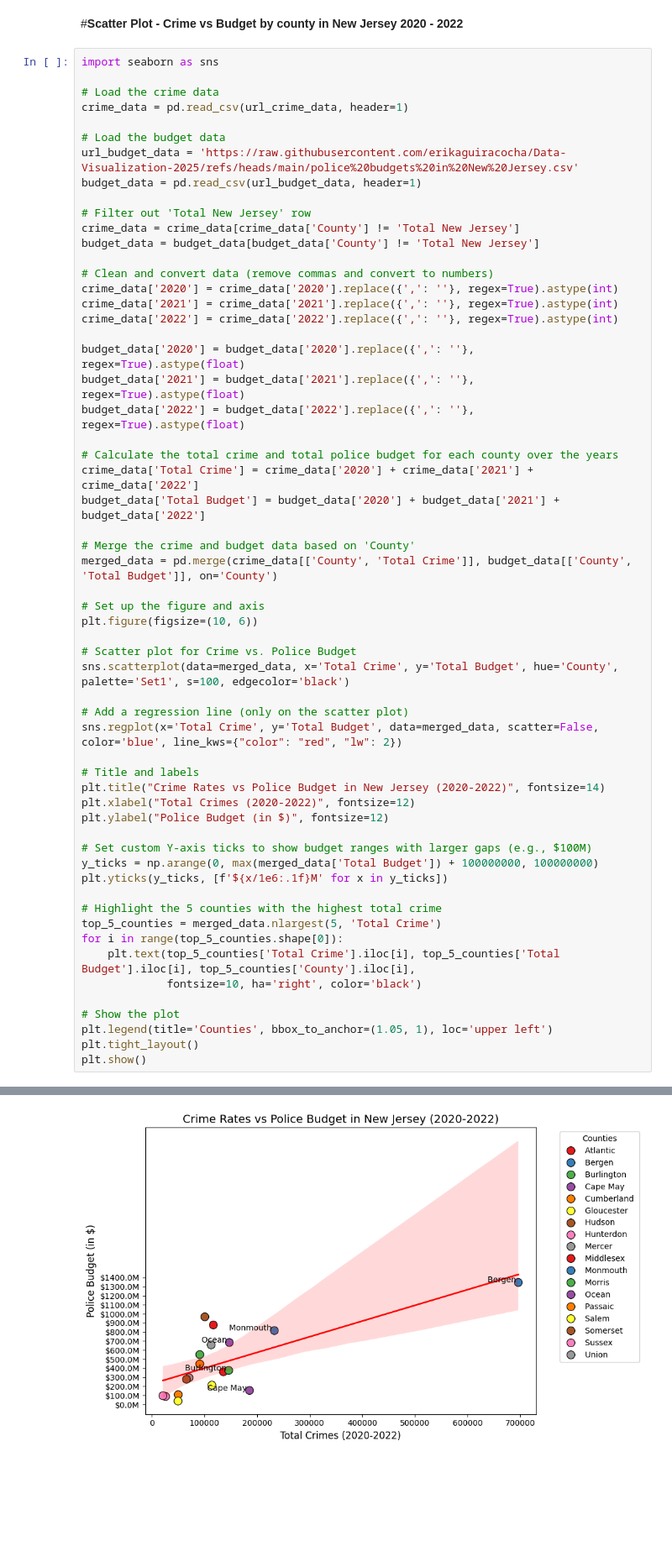
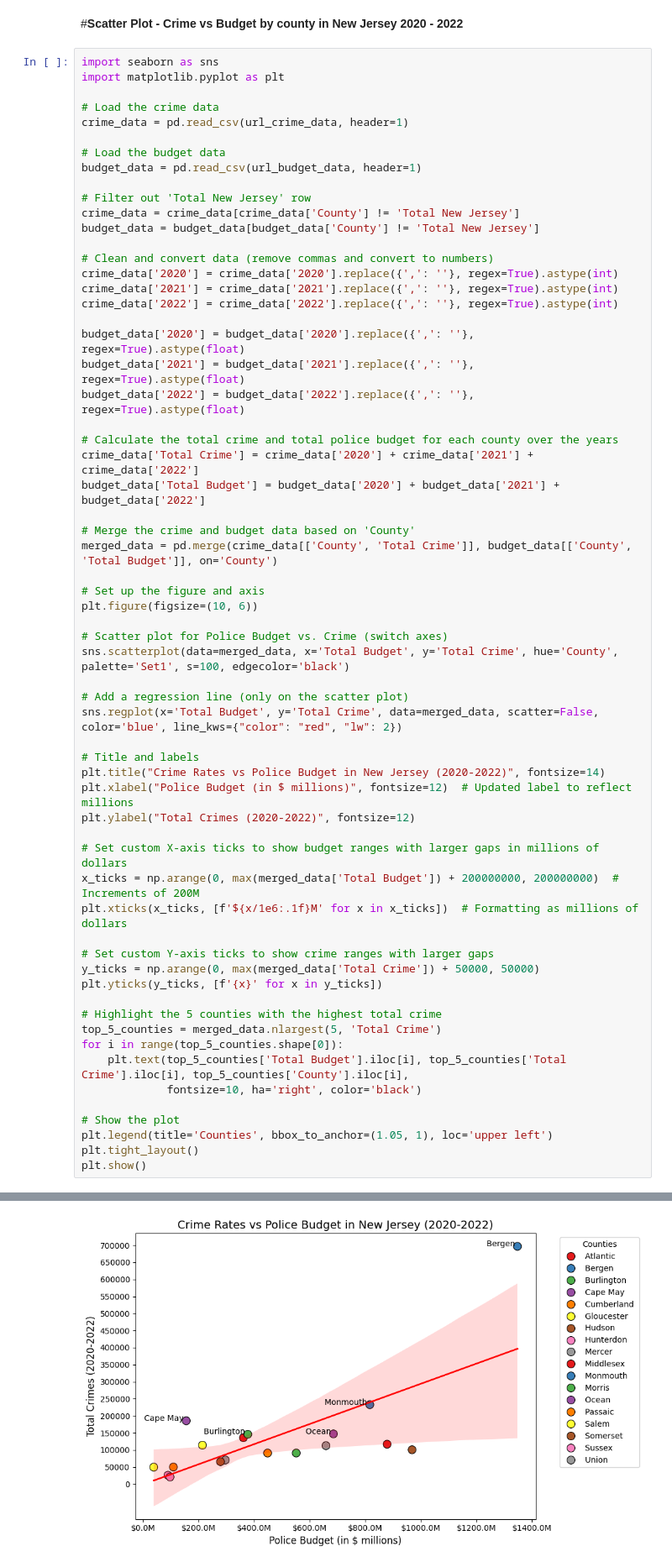
Before and after one commit to erikaguiracocha/Data-Visualization-2025, a Jupyter notebook: PS4erikaguiracocha.ipynb, the cells around one changed output, grey strips where cells are left out. Shown at 84% size. Saved outputs shown, nothing was run; the diff lists cells and outputs as text; blank space fills up the shorter version.

```diff
--- a/PS4erikaguiracocha.ipynb
+++ b/PS4erikaguiracocha.ipynb
@@ -191,12 +139,12 @@ Interpretation: The scatter plot shows the relationship between crime rates and
 #**Scatter Plot - Crime vs Budget by county in New Jersey 2020 - 2022**
 # %%
 import seaborn as sns
+import matplotlib.pyplot as plt
 
 # Load the crime data
 crime_data = pd.read_csv(url_crime_data, header=1)
 
 # Load the budget data
-url_budget_data = 'https://raw.githubusercontent.com/erikaguiracocha/Data-Visualization-2025/refs/heads/main/police%20budgets%20in%20New%20Jersey.csv'
 budget_data = pd.read_csv(url_budget_data, header=1)
 
 # Filter out 'Total New Jersey' row
@@ -222,25 +170,29 @@ merged_data = pd.merge(crime_data[['County', 'Total Crime']], budget_data[['Coun
 # Set up the figure and axis
 plt.figure(figsize=(10, 6))
 
-# Scatter plot for Crime vs. Police Budget
-sns.scatterplot(data=merged_data, x='Total Crime', y='Total Budget', hue='County', palette='Set1', s=100, edgecolor='black')
+# Scatter plot for Police Budget vs. Crime (switch axes)
+sns.scatterplot(data=merged_data, x='Total Budget', y='Total Crime', hue='County', palette='Set1', s=100, edgecolor='black')
 
 # Add a regression line (only on the scatter plot)
-sns.regplot(x='Total Crime', y='Total Budget', data=merged_data, scatter=False, color='blue', line_kws={"color": "red", "lw": 2})
+sns.regplot(x='Total Budget', y='Total Crime', data=merged_data, scatter=False, color='blue', line_kws={"color": "red", "lw": 2})
 
 # Title and labels
 plt.title("Crime Rates vs Police Budget in New Jersey (2020-2022)", fontsize=14)
-plt.xlabel("Total Crimes (2020-2022)", fontsize=12)
-plt.ylabel("Police Budget (in $)", fontsize=12)
+plt.xlabel("Police Budget (in $ millions)", fontsize=12)  # Updated label to reflect millions
+plt.ylabel("Total Crimes (2020-2022)", fontsize=12)
 
-# Set custom Y-axis ticks to show budget ranges with larger gaps (e.g., $100M)
-y_ticks = np.arange(0, max(merged_data['Total Budget']) + 100000000, 100000000)
-plt.yticks(y_ticks, [f'${x/1e6:.1f}M' for x in y_ticks])
+# Set custom X-axis ticks to show budget ranges with larger gaps in millions of dollars
+x_ticks = np.arange(0, max(merged_data['Total Budget']) + 200000000, 200000000)  # Increments of 200M
+plt.xticks(x_ticks, [f'${x/1e6:.1f}M' for x in x_ticks])  # Formatting as millions of dollars
+
+# Set custom Y-axis ticks to show crime ranges with larger gaps
+y_ticks = np.arange(0, max(merged_data['Total Crime']) + 50000, 50000)
+plt.yticks(y_ticks, [f'{x}' for x in y_ticks])
 
 # Highlight the 5 counties with the highest total crime
 top_5_counties = merged_data.nlargest(5, 'Total Crime')
 for i in range(top_5_counties.shape[0]):
-    plt.text(top_5_counties['Total Crime'].iloc[i], top_5_counties['Total Budget'].iloc[i], top_5_counties['County'].iloc[i],
+    plt.text(top_5_counties['Total Budget'].iloc[i], top_5_counties['Total Crime'].iloc[i], top_5_counties['County'].iloc[i],
              fontsize=10, ha='right', color='black')
 
 # Show the plot
@@ -251 +223 @@ plt.show()
-[figure, old version]
+[figure, new version]
```
Also changed, not shown: parts of 25 cells of this notebook.
